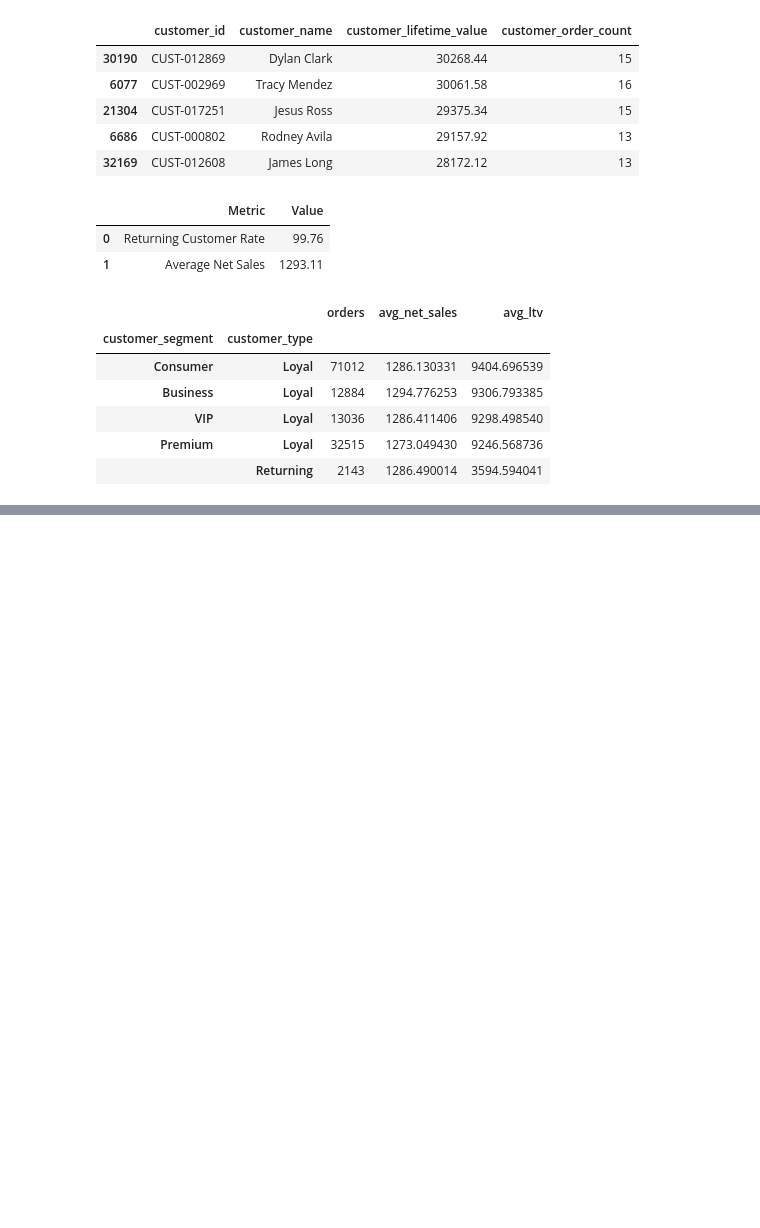
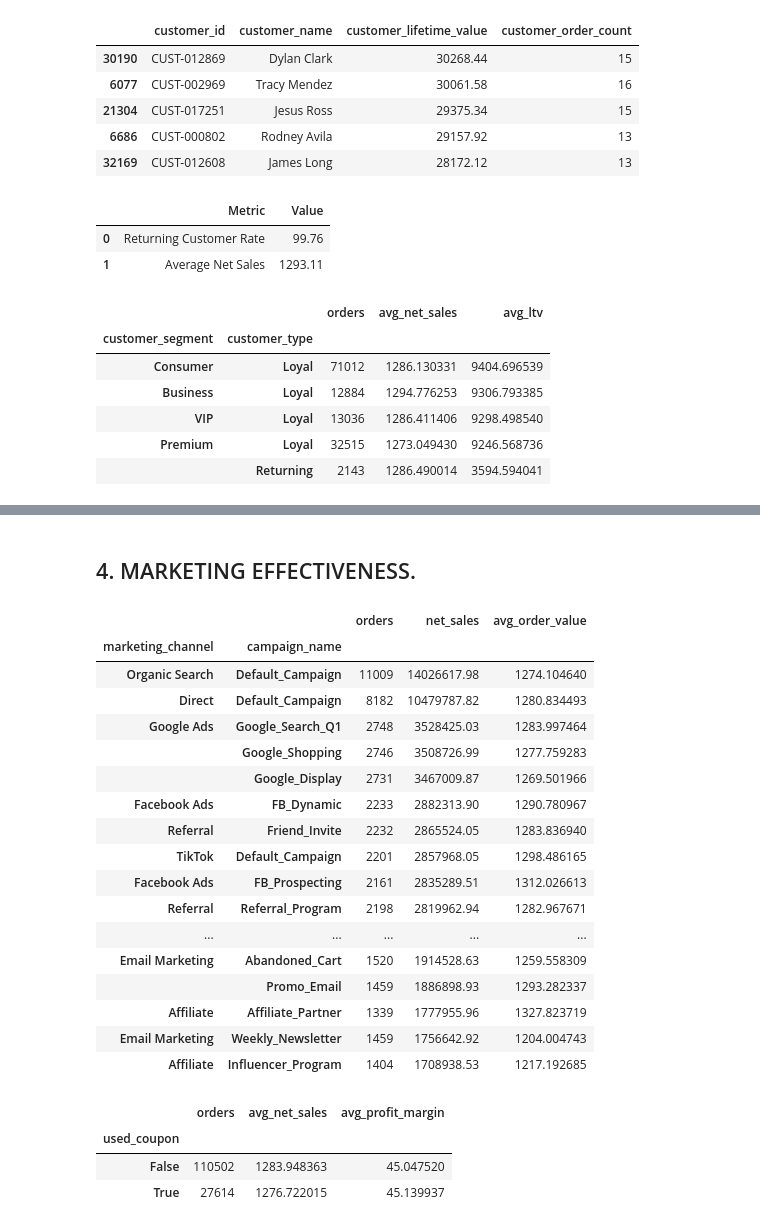
Before and after one commit to Badmosa/e-commerce-sales-and-customer-analysis, a Jupyter notebook: e-commerce-sales-and-customer-analytics.ipynb, the cells around one changed output, grey strips where cells are left out. Saved outputs shown, nothing was run; the diff lists cells and outputs as text; code cells hidden in the pictures; blank space fills up the shorter version.

Commit message:
Analyze e-commerce sales data

```diff
--- a/e-commerce-sales-and-customer-analytics.ipynb
+++ b/e-commerce-sales-and-customer-analytics.ipynb
@@ -315,0 +356,42 @@ spend_by_segment.head()
+# %% [markdown]
+## 4. MARKETING EFFECTIVENESS.
+# %%
+# Net sales and order volume by marketing channel and campaign.
+channel_conversion_value = df.groupby(["marketing_channel", "campaign_name"]).agg(orders=("order_id", "count"),
+            net_sales=("net_sales", "sum"),
+             avg_order_value=("net_sales", "mean")).sort_values("net_sales", ascending=False)
+
+channel_conversion_value
+# %% [output]
+|  |  | orders | net_sales | avg_order_value |
+| marketing_channel | campaign_name |  |  |  |
+| Organic Search | Default_Campaign | 11009 | 14026617.98 | 1274.104640 |
+| Direct | Default_Campaign | 8182 | 10479787.82 | 1280.834493 |
+| Google Ads | Google_Search_Q1 | 2748 | 3528425.03 | 1283.997464 |
+|  | Google_Shopping | 2746 | 3508726.99 | 1277.759283 |
+|  | Google_Display | 2731 | 3467009.87 | 1269.501966 |
+| Facebook Ads | FB_Dynamic | 2233 | 2882313.90 | 1290.780967 |
+| Referral | Friend_Invite | 2232 | 2865524.05 | 1283.836940 |
+| TikTok | Default_Campaign | 2201 | 2857968.05 | 1298.486165 |
+| Facebook Ads | FB_Prospecting | 2161 | 2835289.51 | 1312.026613 |
+| Referral | Referral_Program | 2198 | 2819962.94 | 1282.967671 |
+| ... | ... | ... | ... | ... |
+| Email Marketing | Abandoned_Cart | 1520 | 1914528.63 | 1259.558309 |
+|  | Promo_Email | 1459 | 1886898.93 | 1293.282337 |
+| Affiliate | Affiliate_Partner | 1339 | 1777955.96 | 1327.823719 |
+| Email Marketing | Weekly_Newsletter | 1459 | 1756642.92 | 1204.004743 |
+| Affiliate | Influencer_Program | 1404 | 1708938.53 | 1217.192685 |
+# %%
+# Compare order value and margin for coupon vs non-coupon orders.
+coupon_incremental_impact = df.assign(used_coupon=df["coupon_code"].notna()).groupby("used_coupon").agg(
+        orders=("order_id", "count"),
+        avg_net_sales=("net_sales", "mean"),
+        avg_profit_margin=("profit_margin_percentage", "mean"),
+)
+
+coupon_incremental_impact
+# %% [output]
+|  | orders | avg_net_sales | avg_profit_margin |
+| used_coupon |  |  |  |
+| False | 110502 | 1283.948363 | 45.047520 |
+| True | 27614 | 1276.722015 | 45.139937 |
```
Also changed, not shown: parts of 1 cell of this notebook.
